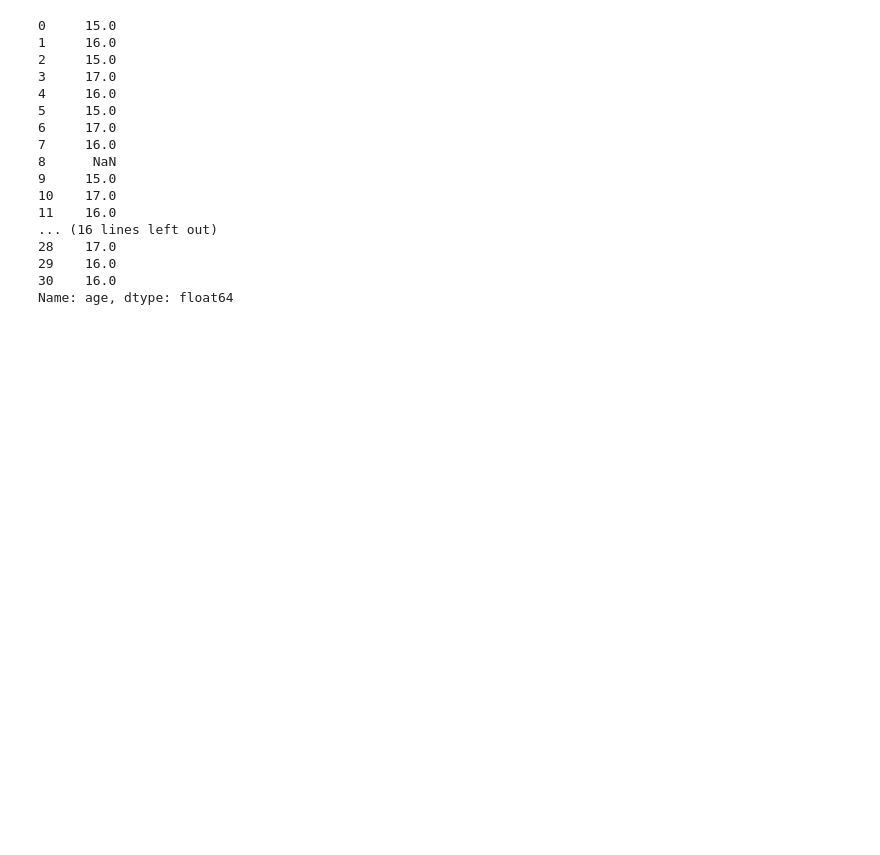
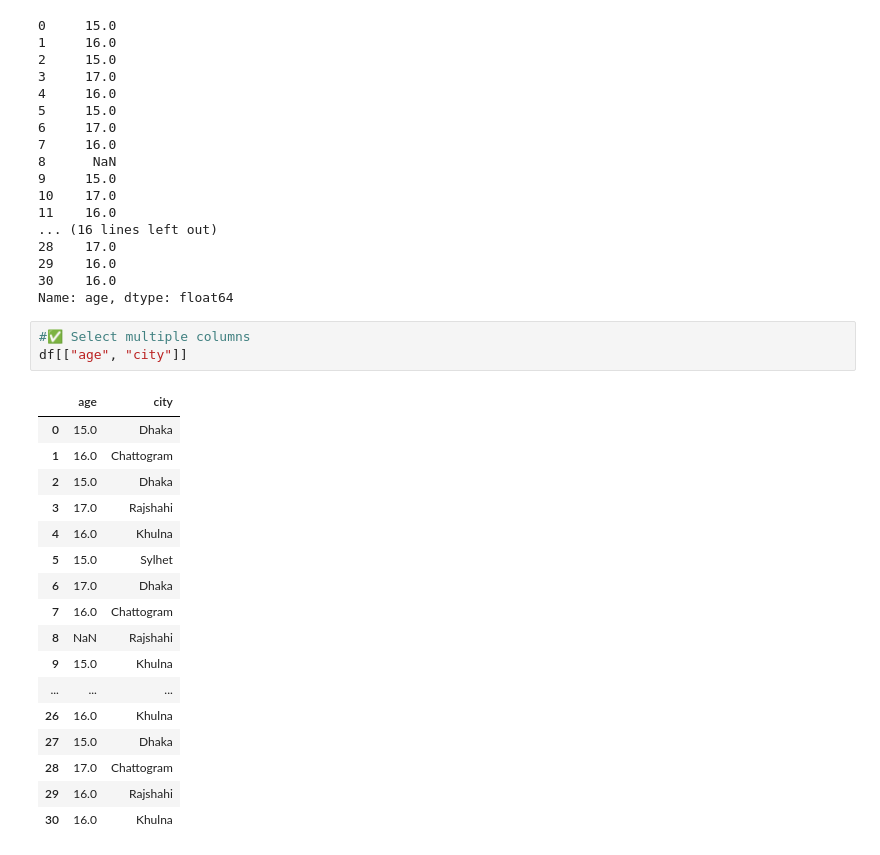
Before and after one commit to marufjamil333/AI-Bootcamp, a Jupyter notebook: Ostad-AI-Bootcamp-B7-M7-C1.ipynb, the cells around one changed output. Drawn from its saved outputs; the diff is of its cells as text; blank space fills up the shorter version.

```diff
--- a/Ostad-AI-Bootcamp-B7-M7-C1.ipynb
+++ b/Ostad-AI-Bootcamp-B7-M7-C1.ipynb
@@ -477,3 +477,24 @@ df["age"]
 29    16.0
 30    16.0
 Name: age, dtype: float64
+# %%
+#✅ Select multiple columns
+df[["age", "city"]]
+# %% [output]
+|  | age | city |
+| 0 | 15.0 | Dhaka |
+| 1 | 16.0 | Chattogram |
+| 2 | 15.0 | Dhaka |
+| 3 | 17.0 | Rajshahi |
+| 4 | 16.0 | Khulna |
+| 5 | 15.0 | Sylhet |
+| 6 | 17.0 | Dhaka |
+| 7 | 16.0 | Chattogram |
+| 8 | NaN | Rajshahi |
+| 9 | 15.0 | Khulna |
+| ... | ... | ... |
+| 26 | 16.0 | Khulna |
+| 27 | 15.0 | Dhaka |
+| 28 | 17.0 | Chattogram |
+| 29 | 16.0 | Rajshahi |
+| 30 | 16.0 | Khulna |
```
Also changed, not shown: parts of 14 cells of this notebook, 1 other file.
